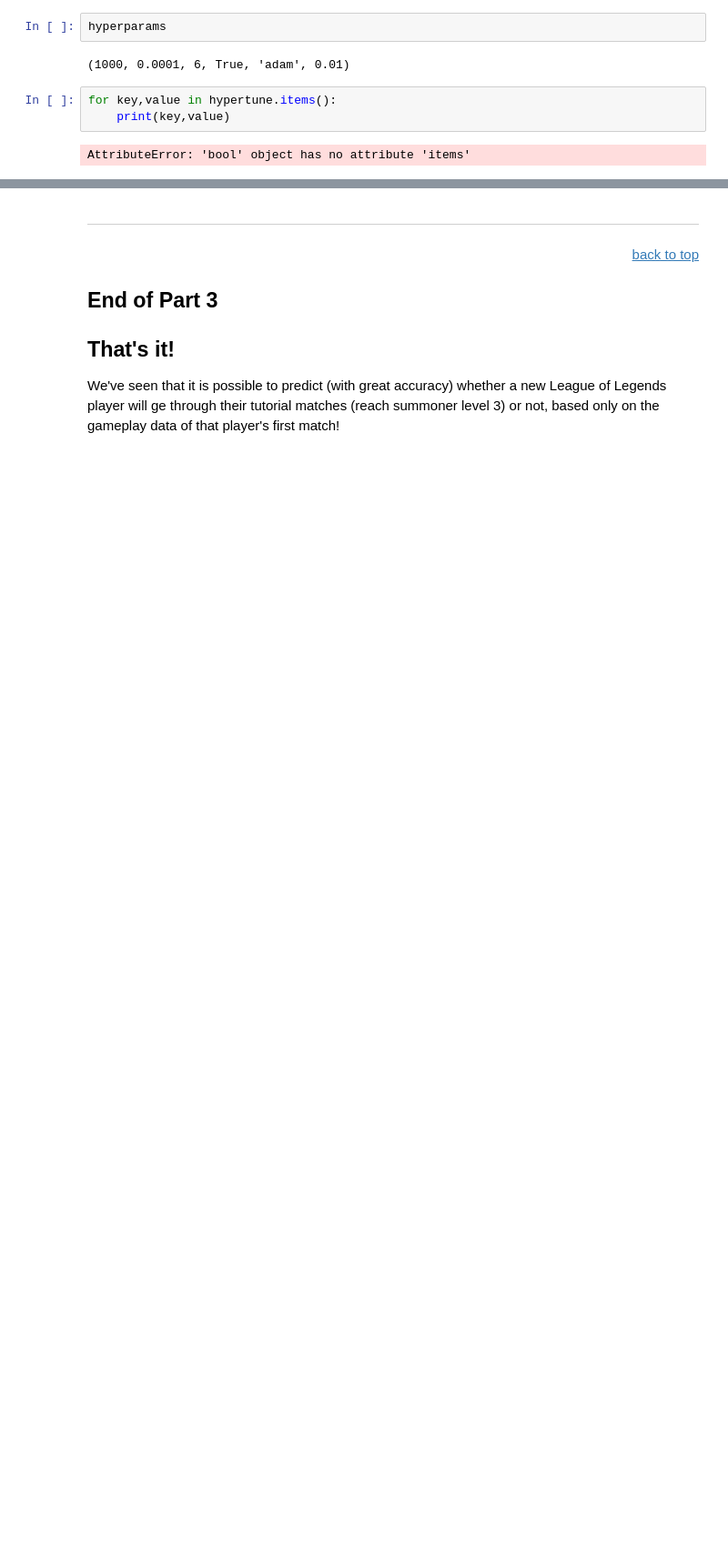
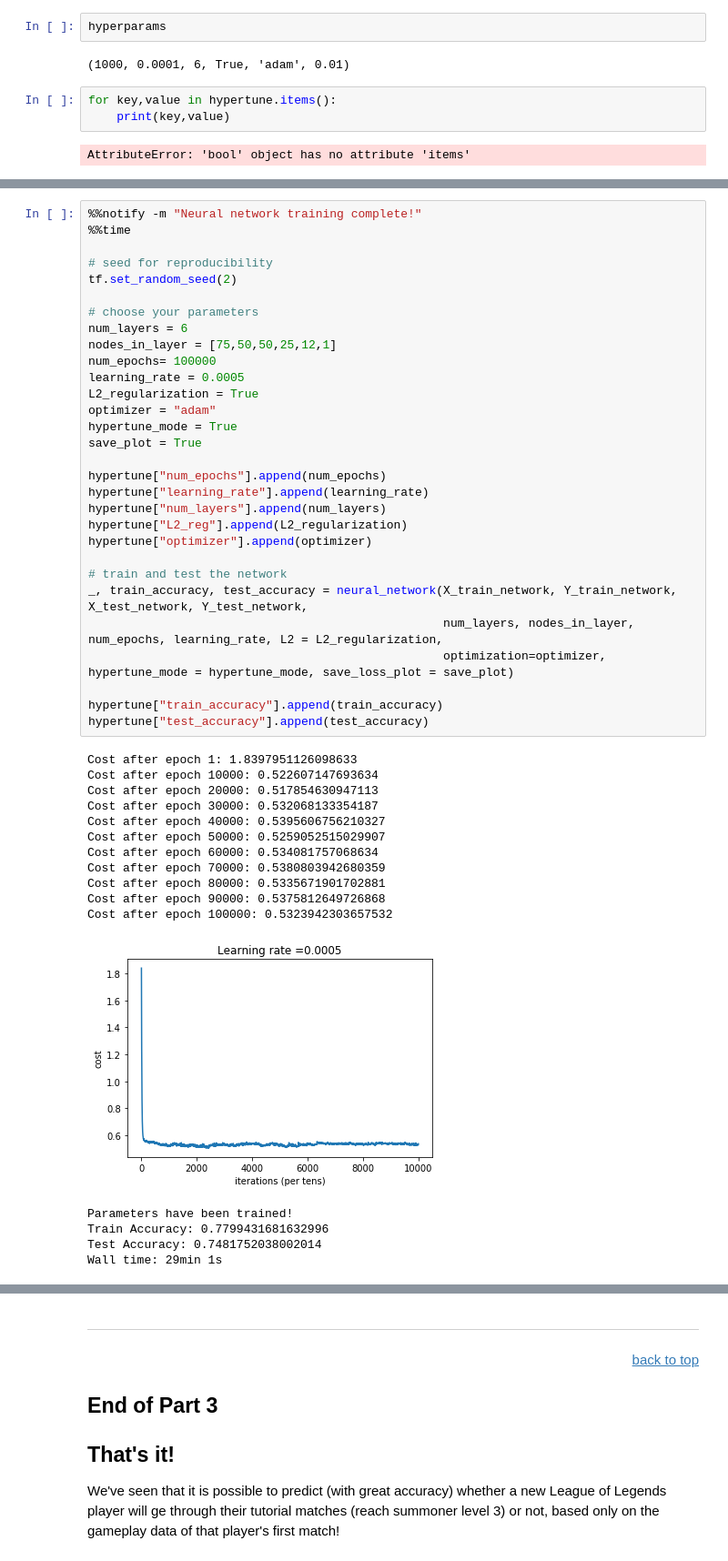
Before and after one commit to dskarbrevik/League-of-Legends-Churn-Prediction, a Jupyter notebook: LoL Churn Predictor [Part 3 - Data Modeling].ipynb, the cells around one changed output, grey strips where cells are left out. Shown at 91% size. Saved outputs shown, nothing was run; the diff lists cells and outputs as text; blank space fills up the shorter version.

```diff
--- a/LoL Churn Predictor [Part 3 - Data Modeling].ipynb
+++ b/LoL Churn Predictor [Part 3 - Data Modeling].ipynb
@@ -1503,0 +1552,47 @@ Wall time: 2h 23min 38s
+# %%
+%%notify -m "Neural network training complete!"
+%%time
+
+# seed for reproducibility
+tf.set_random_seed(2)
+
+# choose your parameters
+num_layers = 6
+nodes_in_layer = [75,50,50,25,12,1]
+num_epochs= 100000
+learning_rate = 0.0005
+L2_regularization = True
+optimizer = "adam"
+hypertune_mode = True
+save_plot = True
+
+hypertune["num_epochs"].append(num_epochs)
+hypertune["learning_rate"].append(learning_rate)
+hypertune["num_layers"].append(num_layers)
+hypertune["L2_reg"].append(L2_regularization)
+hypertune["optimizer"].append(optimizer)
+
+# train and test the network
+_, train_accuracy, test_accuracy = neural_network(X_train_network, Y_train_network, X_test_network, Y_test_network,
+                                                  num_layers, nodes_in_layer, num_epochs, learning_rate, L2 = L2_regularization,
+                                                  optimization=optimizer, hypertune_mode = hypertune_mode, save_loss_plot = save_plot)
+
+hypertune["train_accuracy"].append(train_accuracy)
+hypertune["test_accuracy"].append(test_accuracy)
+# %% [output]
+Cost after epoch 1: 1.8397951126098633
+Cost after epoch 10000: 0.522607147693634
+Cost after epoch 20000: 0.517854630947113
+Cost after epoch 30000: 0.532068133354187
+Cost after epoch 40000: 0.5395606756210327
+Cost after epoch 50000: 0.5259052515029907
+Cost after epoch 60000: 0.534081757068634
+Cost after epoch 70000: 0.5380803942680359
+Cost after epoch 80000: 0.5335671901702881
+Cost after epoch 90000: 0.5375812649726868
+Cost after epoch 100000: 0.5323942303657532
+[figure, added]
+Parameters have been trained!
+Train Accuracy: 0.7799431681632996
+Test Accuracy: 0.7481752038002014
+Wall time: 29min 1s
```
Also changed, not shown: parts of 5 cells of this notebook, 1 other file.
